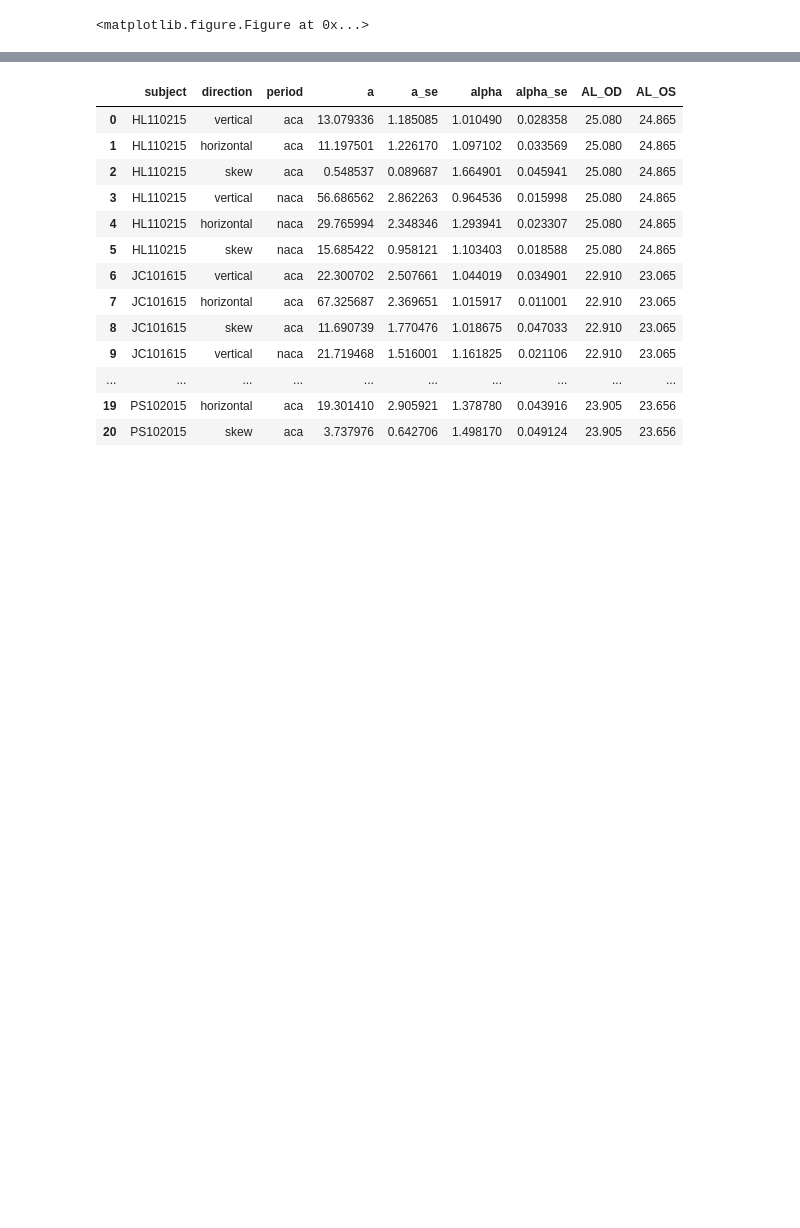
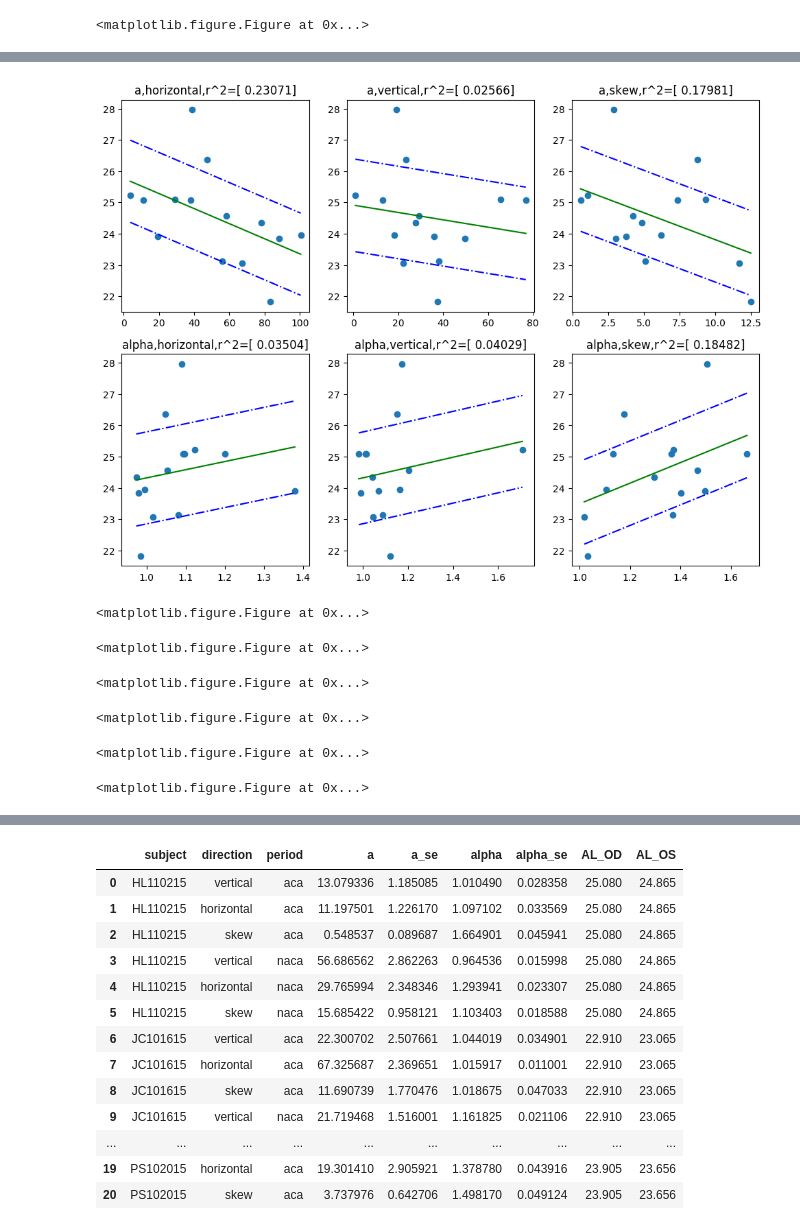
Before and after one commit to Akshugopi/myopiaNaturalScenes, a Jupyter notebook: myopiaNaturalScenes.ipynb, the cells around one changed output, grey strips where cells are left out. Saved outputs shown, nothing was run; the diff lists cells and outputs as text; code cells hidden in the pictures; blank space fills up the shorter version.

Commit message:
NACA and ACA linear regressions separately

```diff
--- a/myopiaNaturalScenes.ipynb
+++ b/myopiaNaturalScenes.ipynb
@@ -780,0 +783,18 @@ for val in ['a','alpha']:
+# %%
+al_period_fits = pd.DataFrame(columns = ('subject','period','direction','a','a_se','alpha','alpha_se','AL_OD','AL_OS'))
+
+
+i=0
+for sub in subjects:
+    for period in ['aca','naca']:
+        if(period in ddict[sub].keys()):
+            for direction in ['vertical','horizontal','skew']:
+                a = ddict[sub][period]['avgim_a_{}'.format(direction)]
+                a_se = ddict[sub][period]['avgim_a_se_{}'.format(direction)]
+                alpha = ddict[sub][period]['avgim_alpha_{}'.format(direction)]
+                alpha_se = ddict[sub][period]['avgim_alpha_se_{}'.format(direction)]
+                al_od = np.mean(als.loc[sub][['NACA OD AL','ACA OD AL']])
+                al_os = np.mean(als.loc[sub][['NACA OS AL','ACA OS AL']])
+                al_period_fits.loc[i] = ([sub, period, direction, a, a_se, alpha, alpha_se, al_od, al_os])
+                i+=1
+al_period_fits
@@ -780,0 +820,28 @@ for val in ['a','alpha']:
+# %%
+##ACADEMIC PERIOD
+
+fig, axes = plt.subplots(nrows=2, ncols=3, figsize =(12,9))
+ix = 0 #index columns
+
+period = 'aca'
+for val in ['a','alpha']:
+    iy = 0 #index rows
+    for direction in ['horizontal','vertical','skew']:
+        #plot fits
+        plt.figure()
+        vals = al_period_fits[(al_period_fits['direction']==direction) & (al_period_fits['period']==period)]
+        xs = vals[val]
+        ys = np.max([vals['AL_OD'],vals['AL_OS']],axis=0)
+        axes[ix,iy].scatter(xs, ys,label='horizontal')
+        axes[ix,iy].xlabel = val
+        axes[ix,iy] = regression_fitter(xs,ys,axes[ix,iy],val,direction)
+        iy+=1
+    ix+=1
+# %% [output]
+[figure, added]
+<matplotlib.figure.Figure at 0x...>
+<matplotlib.figure.Figure at 0x...>
+<matplotlib.figure.Figure at 0x...>
+<matplotlib.figure.Figure at 0x...>
+<matplotlib.figure.Figure at 0x...>
+<matplotlib.figure.Figure at 0x...>
```
Also changed, not shown: parts of 6 cells of this notebook.
